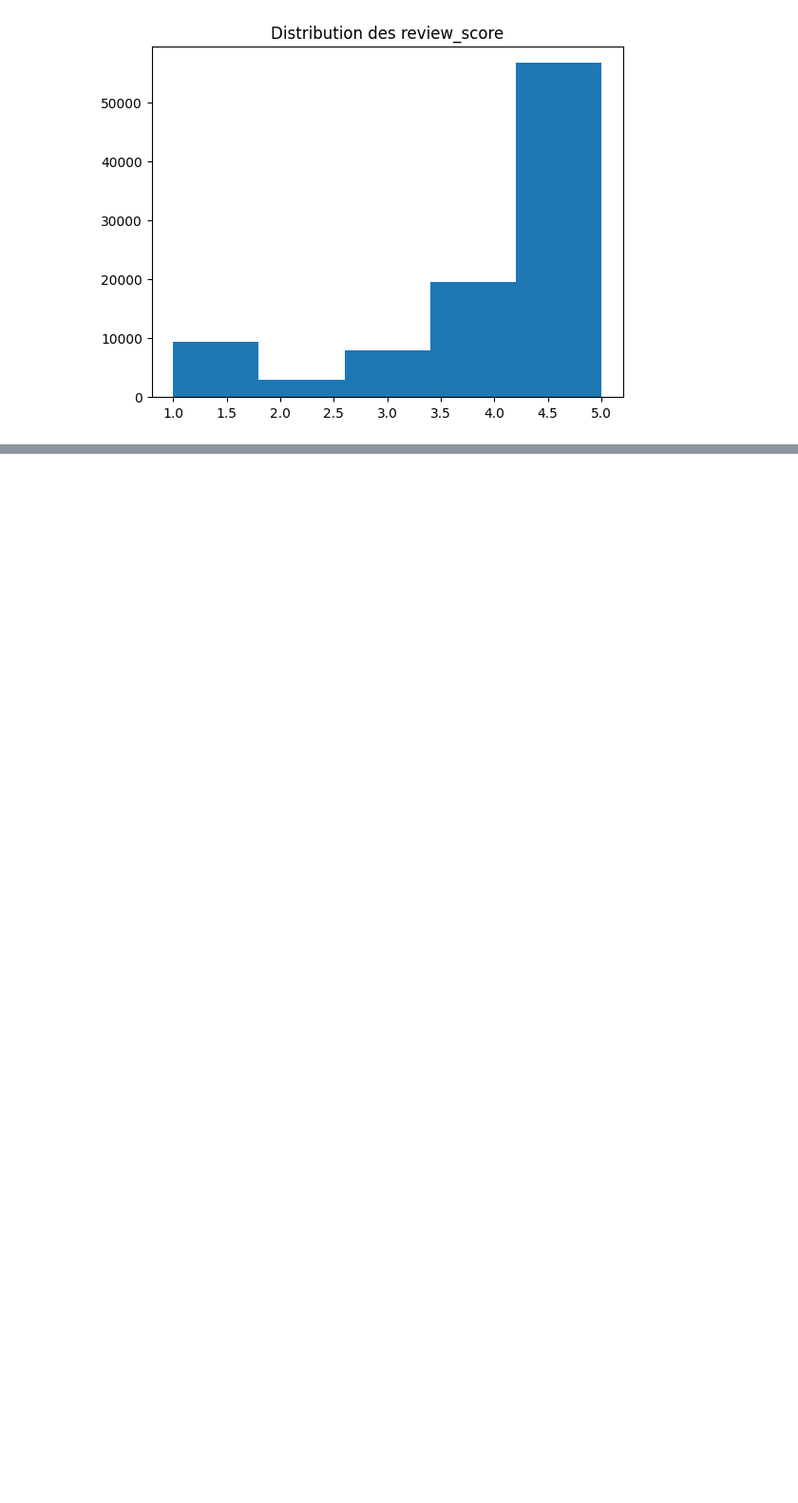
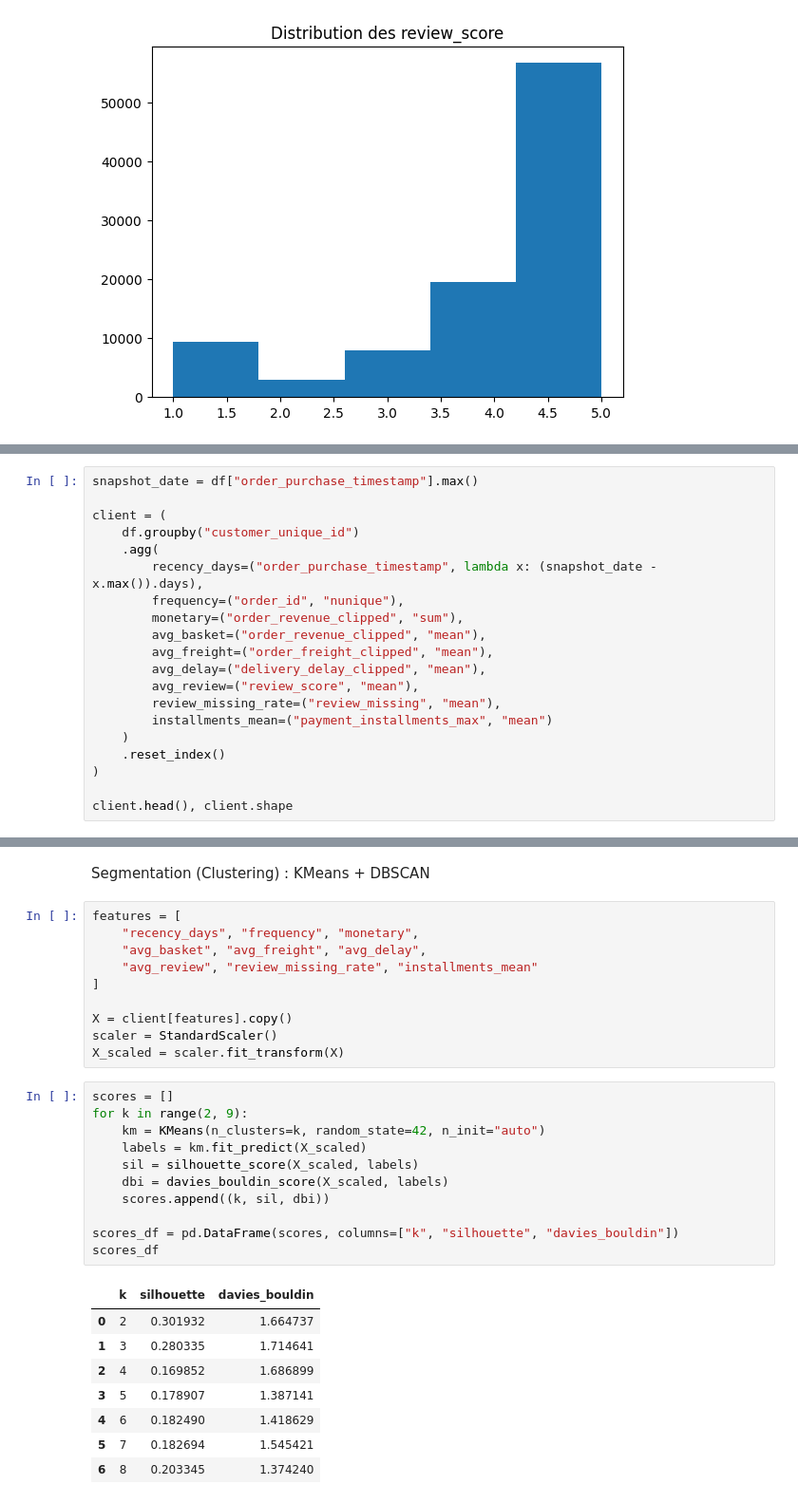
Before and after one commit to fomen2001/analyse-sectorielle_Osih, a Jupyter notebook: main_osih.ipynb, the cells around one changed output, grey strips where cells are left out. Shown at 95% size. Saved outputs shown, nothing was run; the diff lists cells and outputs as text; blank space fills up the shorter version.

```diff
--- a/main_osih.ipynb
+++ b/main_osih.ipynb
@@ -211,0 +249,20 @@ plt.show()
+# %%
+snapshot_date = df["order_purchase_timestamp"].max()
+
+client = (
+    df.groupby("customer_unique_id")
+    .agg(
+        recency_days=("order_purchase_timestamp", lambda x: (snapshot_date - x.max()).days),
+        frequency=("order_id", "nunique"),
+        monetary=("order_revenue_clipped", "sum"),
+        avg_basket=("order_revenue_clipped", "mean"),
+        avg_freight=("order_freight_clipped", "mean"),
+        avg_delay=("delivery_delay_clipped", "mean"),
+        avg_review=("review_score", "mean"),
+        review_missing_rate=("review_missing", "mean"),
+        installments_mean=("payment_installments_max", "mean")
+    )
+    .reset_index()
+)
+
+client.head(), client.shape
@@ -211,0 +287,32 @@ plt.show()
+# %% [markdown]
+Segmentation (Clustering) : KMeans + DBSCAN
+# %%
+features = [
+    "recency_days", "frequency", "monetary",
+    "avg_basket", "avg_freight", "avg_delay",
+    "avg_review", "review_missing_rate", "installments_mean"
+]
+
+X = client[features].copy()
+scaler = StandardScaler()
+X_scaled = scaler.fit_transform(X)
+# %%
+scores = []
+for k in range(2, 9):
+    km = KMeans(n_clusters=k, random_state=42, n_init="auto")
+    labels = km.fit_predict(X_scaled)
+    sil = silhouette_score(X_scaled, labels)
+    dbi = davies_bouldin_score(X_scaled, labels)
+    scores.append((k, sil, dbi))
+
+scores_df = pd.DataFrame(scores, columns=["k", "silhouette", "davies_bouldin"])
+scores_df
+# %% [output]
+|  | k | silhouette | davies_bouldin |
+| 0 | 2 | 0.301932 | 1.664737 |
+| 1 | 3 | 0.280335 | 1.714641 |
+| 2 | 4 | 0.169852 | 1.686899 |
+| 3 | 5 | 0.178907 | 1.387141 |
+| 4 | 6 | 0.182490 | 1.418629 |
+| 5 | 7 | 0.182694 | 1.545421 |
+| 6 | 8 | 0.203345 | 1.374240 |
```
Also changed, not shown: parts of 30 cells of this notebook, 2 other files.
